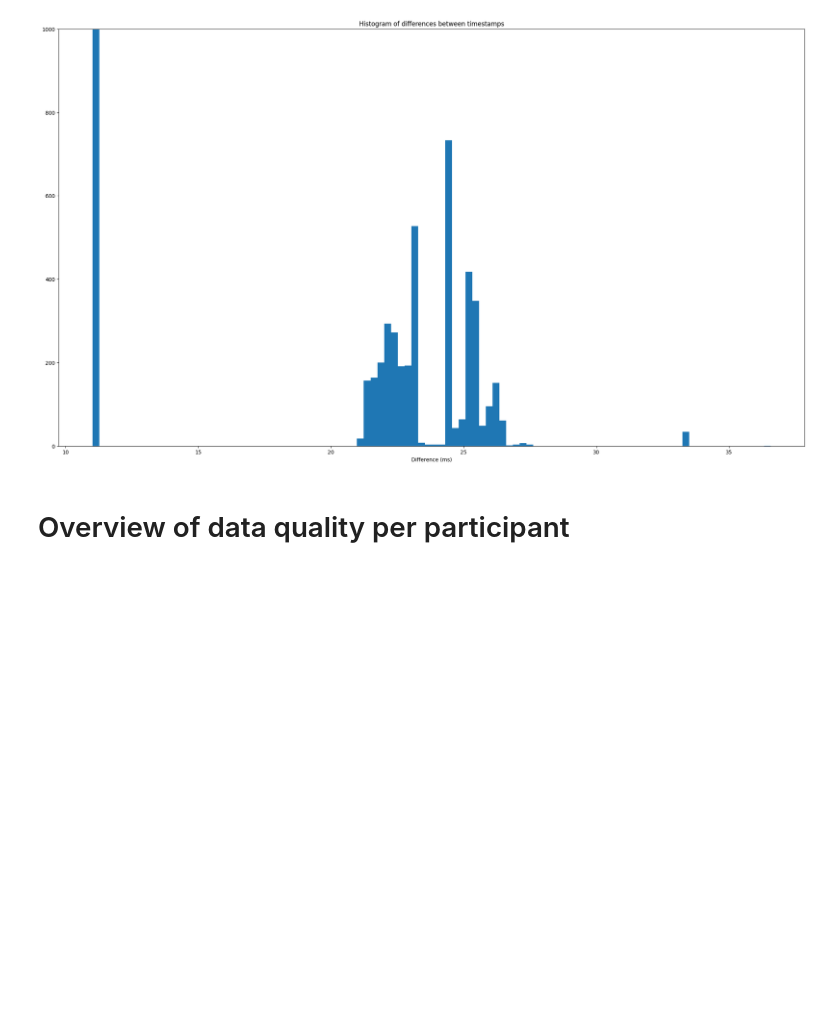
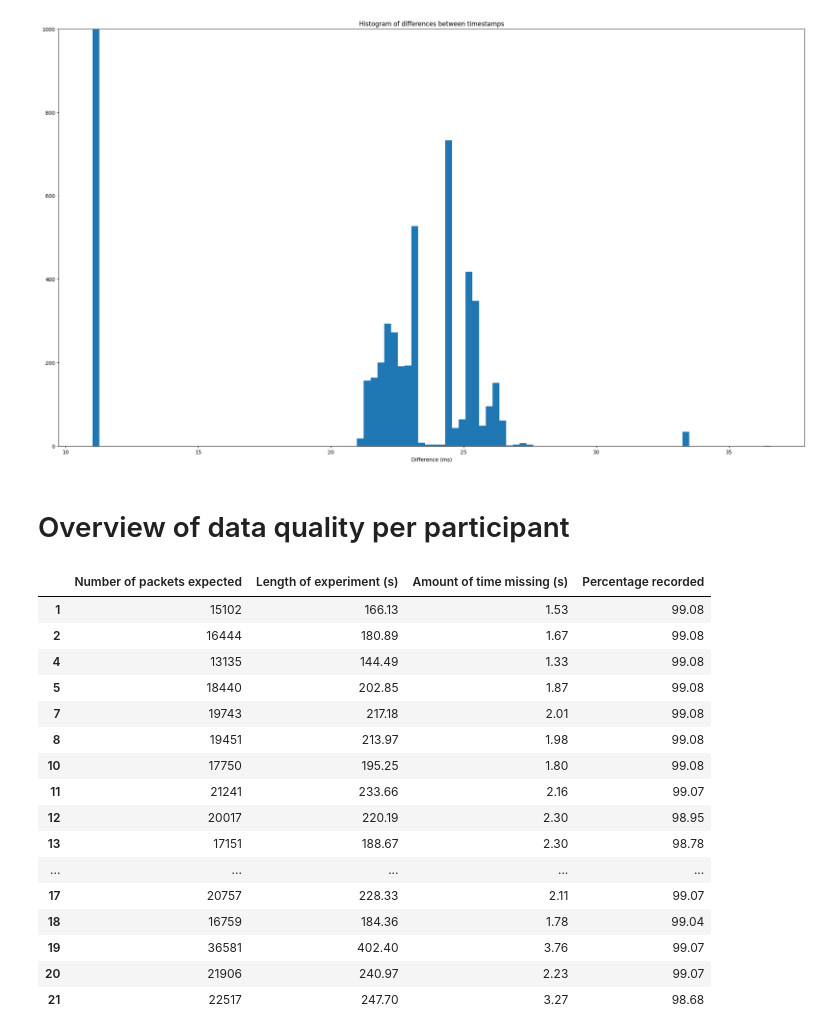
Before and after one commit to SlimShadyIAm/flow, a Jupyter notebook: apps/backend/data_quality.ipynb, the cells around one changed output. Saved outputs shown, nothing was run; the diff lists cells and outputs as text; code cells hidden in the pictures; blank space fills up the shorter version.

```diff
--- a/apps/backend/data_quality.ipynb
+++ b/apps/backend/data_quality.ipynb
@@ -155 +158,32 @@ for participant in participant_ids:
+# %%
+df = pd.DataFrame(overall_data_integrity, index=["Number of packets expected",  "Length of experiment (s)", "Amount of time missing (s)","Percentage recorded"]).T
+df.sort_index(inplace=True)
+
+# round number packets to int
+df["Number of packets expected"] = df["Number of packets expected"].astype(int)
+
+# 2 signficant figures for the rest
+df["Percentage recorded"] = df["Percentage recorded"].round(2)
+df["Length of experiment (s)"] = df["Length of experiment (s)"].round(2)
+df["Amount of time missing (s)"] = df["Amount of time missing (s)"].round(2)
+
+df
+# %% [output]
+|  | Number of packets expected | Length of experiment (s) | Amount of time missing (s) | Percentage recorded |
+| 1 | 15102 | 166.13 | 1.53 | 99.08 |
+| 2 | 16444 | 180.89 | 1.67 | 99.08 |
+| 4 | 13135 | 144.49 | 1.33 | 99.08 |
+| 5 | 18440 | 202.85 | 1.87 | 99.08 |
+| 7 | 19743 | 217.18 | 2.01 | 99.08 |
+| 8 | 19451 | 213.97 | 1.98 | 99.08 |
+| 10 | 17750 | 195.25 | 1.80 | 99.08 |
+| 11 | 21241 | 233.66 | 2.16 | 99.07 |
+| 12 | 20017 | 220.19 | 2.30 | 98.95 |
+| 13 | 17151 | 188.67 | 2.30 | 98.78 |
+| ... | ... | ... | ... | ... |
+| 17 | 20757 | 228.33 | 2.11 | 99.07 |
+| 18 | 16759 | 184.36 | 1.78 | 99.04 |
+| 19 | 36581 | 402.40 | 3.76 | 99.07 |
+| 20 | 21906 | 240.97 | 2.23 | 99.07 |
+| 21 | 22517 | 247.70 | 3.27 | 98.68 |
 # %%
```
Also changed, not shown: parts of 3 cells of this notebook, 4 other files.
